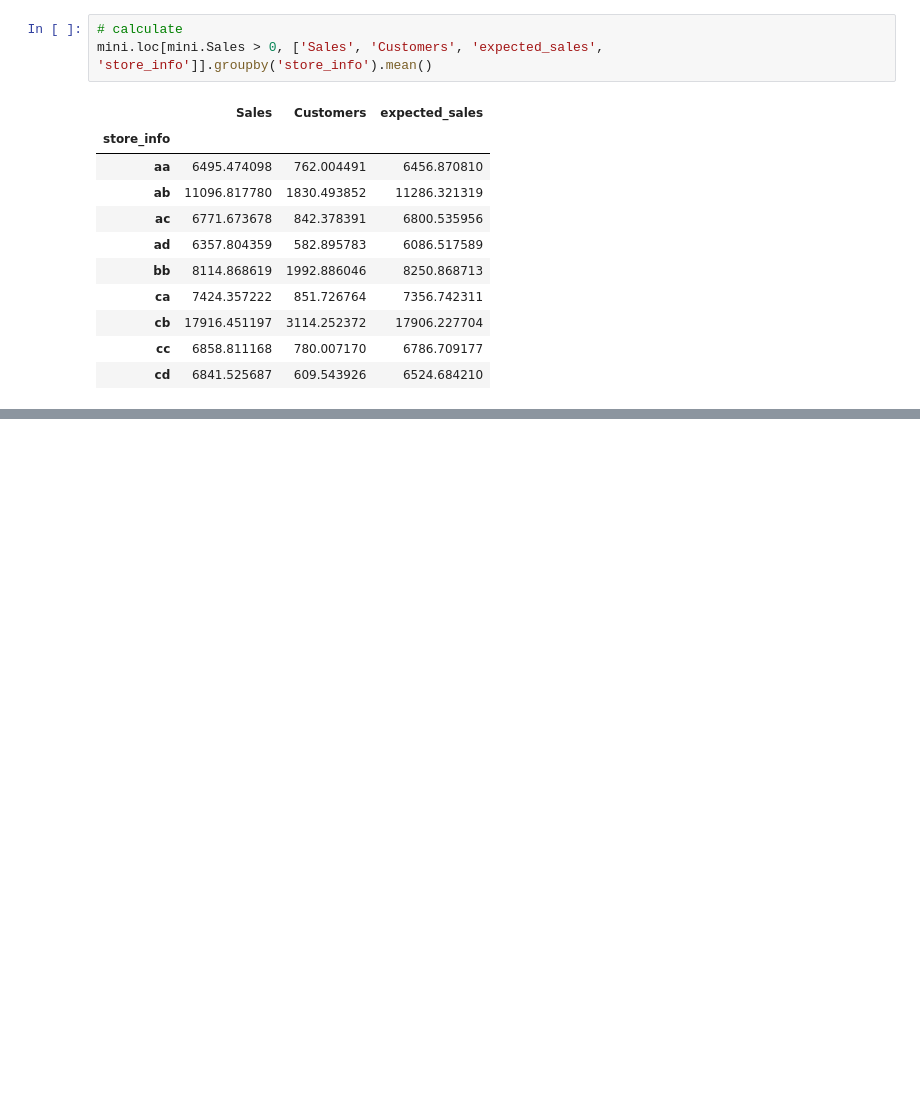
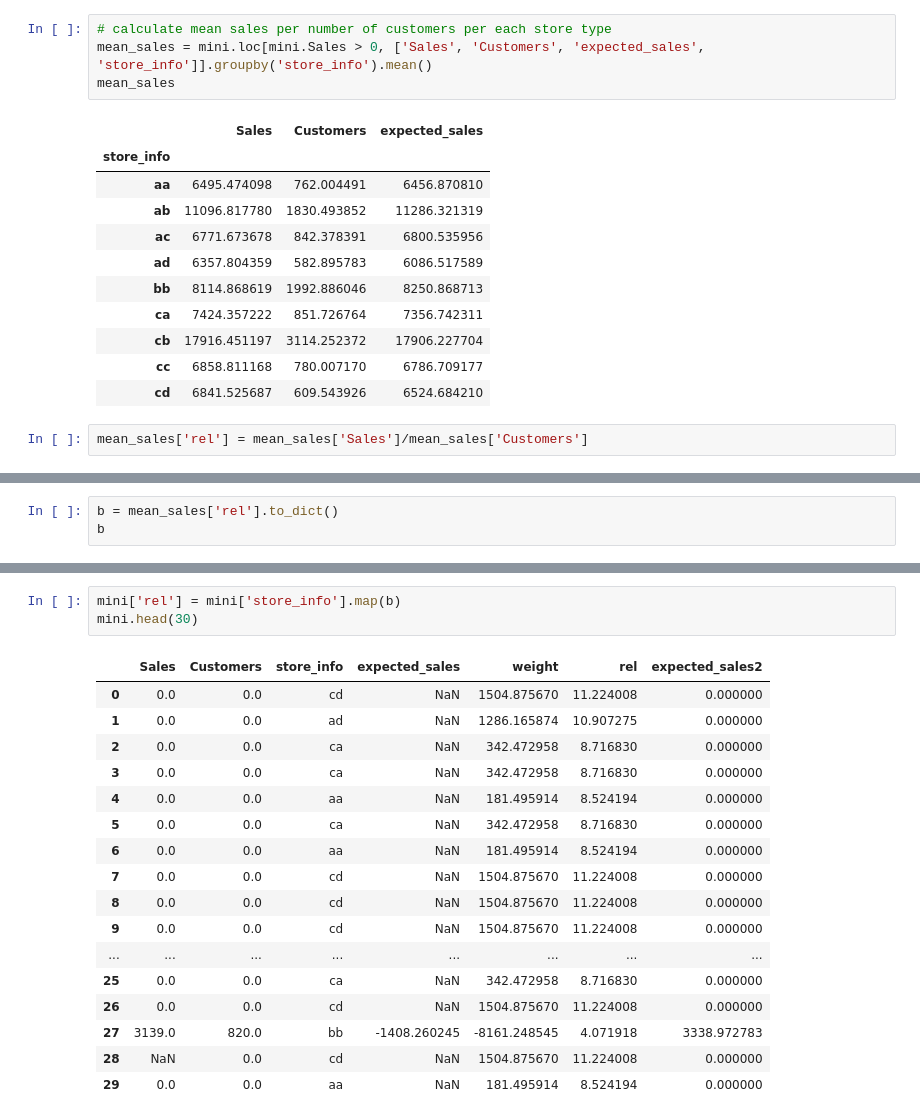
Before and after one commit to stanislav-chekmenev/comp1-team3, a Jupyter notebook: customers_vs_sales.ipynb, the cells around one changed output, grey strips where cells are left out. Drawn from its saved outputs; the diff is of its cells as text; blank space fills up the shorter version.

```diff
--- a/customers_vs_sales.ipynb
+++ b/customers_vs_sales.ipynb
@@ -176,6 +178,7 @@ sns.lmplot(x="expected_sales", y="Sales", hue="store_info", data=mini.iloc[:5000
 # %%
-# calculate
-mini.loc[mini.Sales > 0, ['Sales', 'Customers', 'expected_sales', 'store_info']].groupby('store_info').mean()
+# calculate mean sales per number of customers per each store type
+mean_sales = mini.loc[mini.Sales > 0, ['Sales', 'Customers', 'expected_sales', 'store_info']].groupby('store_info').mean()
+mean_sales
 # %% [output]
 |  | Sales | Customers | expected_sales |
 | store_info |  |  |  |
@@ -188,3 +191,5 @@ mini.loc[mini.Sales > 0, ['Sales', 'Customers', 'expected_sales', 'store_info']]
 | cb | 17916.451197 | 3114.252372 | 17906.227704 |
 | cc | 6858.811168 | 780.007170 | 6786.709177 |
 | cd | 6841.525687 | 609.543926 | 6524.684210 |
+# %%
+mean_sales['rel'] = mean_sales['Sales']/mean_sales['Customers']
@@ -190,0 +212,3 @@ mini.loc[mini.Sales > 0, ['Sales', 'Customers', 'expected_sales', 'store_info']]
+# %%
+b = mean_sales['rel'].to_dict()
+b
@@ -190,0 +225,21 @@ mini.loc[mini.Sales > 0, ['Sales', 'Customers', 'expected_sales', 'store_info']]
+# %%
+mini['rel'] = mini['store_info'].map(b)
+mini.head(30)
+# %% [output]
+|  | Sales | Customers | store_info | expected_sales | weight | rel | expected_sales2 |
+| 0 | 0.0 | 0.0 | cd | NaN | 1504.875670 | 11.224008 | 0.000000 |
+| 1 | 0.0 | 0.0 | ad | NaN | 1286.165874 | 10.907275 | 0.000000 |
+| 2 | 0.0 | 0.0 | ca | NaN | 342.472958 | 8.716830 | 0.000000 |
+| 3 | 0.0 | 0.0 | ca | NaN | 342.472958 | 8.716830 | 0.000000 |
+| 4 | 0.0 | 0.0 | aa | NaN | 181.495914 | 8.524194 | 0.000000 |
+| 5 | 0.0 | 0.0 | ca | NaN | 342.472958 | 8.716830 | 0.000000 |
+| 6 | 0.0 | 0.0 | aa | NaN | 181.495914 | 8.524194 | 0.000000 |
+| 7 | 0.0 | 0.0 | cd | NaN | 1504.875670 | 11.224008 | 0.000000 |
+| 8 | 0.0 | 0.0 | cd | NaN | 1504.875670 | 11.224008 | 0.000000 |
+| 9 | 0.0 | 0.0 | cd | NaN | 1504.875670 | 11.224008 | 0.000000 |
+| ... | ... | ... | ... | ... | ... | ... | ... |
+| 25 | 0.0 | 0.0 | ca | NaN | 342.472958 | 8.716830 | 0.000000 |
+| 26 | 0.0 | 0.0 | cd | NaN | 1504.875670 | 11.224008 | 0.000000 |
+| 27 | 3139.0 | 820.0 | bb | -1408.260245 | -8161.248545 | 4.071918 | 3338.972783 |
+| 28 | NaN | 0.0 | cd | NaN | 1504.875670 | 11.224008 | 0.000000 |
+| 29 | 0.0 | 0.0 | aa | NaN | 181.495914 | 8.524194 | 0.000000 |
```
Also changed, not shown: parts of 12 cells of this notebook.
